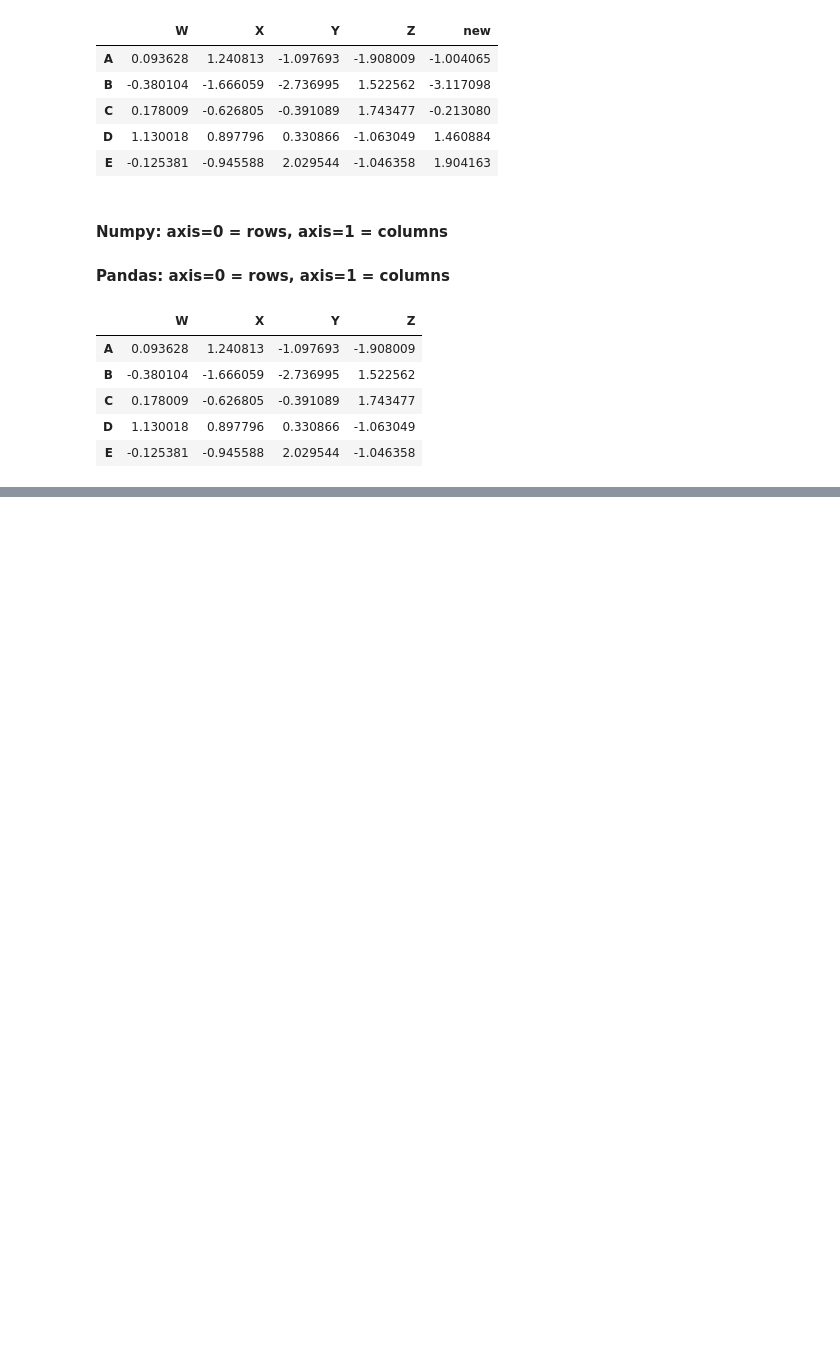
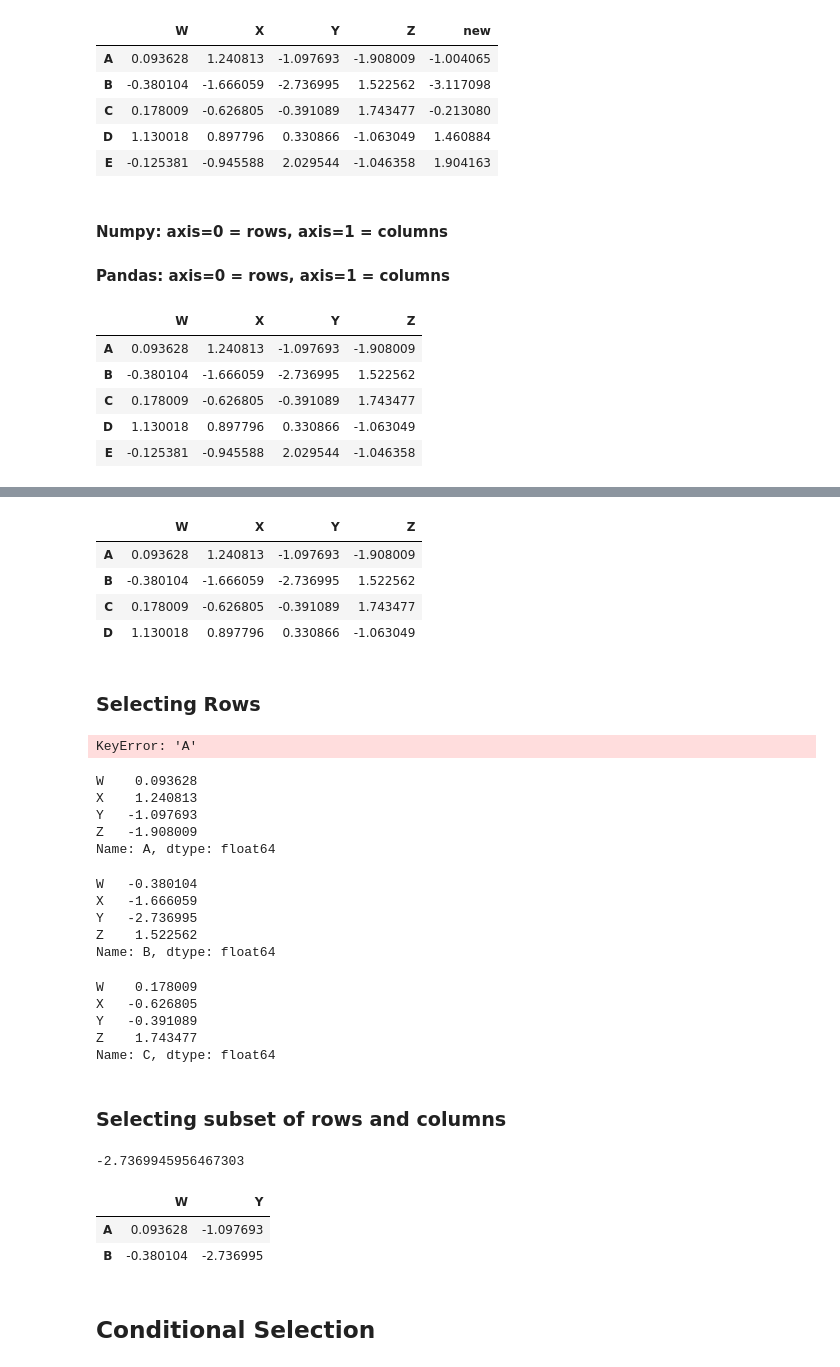
Before and after one commit to SiddheshDaphane/Data-Analysis-in-Python, a Jupyter notebook: 07_DataFrames.ipynb, the cells around one changed output, grey strips where cells are left out. Saved outputs shown, nothing was run; the diff lists cells and outputs as text; code cells hidden in the pictures; blank space fills up the shorter version.

```diff
--- a/07_DataFrames.ipynb
+++ b/07_DataFrames.ipynb
@@ -116,0 +138,55 @@ df.drop('new', axis=1)
+# %%
+df.drop('E', axis=0)
+# %% [output]
+|  | W | X | Y | Z |
+| A | 0.093628 | 1.240813 | -1.097693 | -1.908009 |
+| B | -0.380104 | -1.666059 | -2.736995 | 1.522562 |
+| C | 0.178009 | -0.626805 | -0.391089 | 1.743477 |
+| D | 1.130018 | 0.897796 | 0.330866 | -1.063049 |
+# %% [markdown]
+### Selecting Rows
+# %%
+df['A']
+
+# Cannot get row like column and that's why have to use 'loc'
+# %% [output]
+KeyError: 'A'
+# %%
+df.loc['A']
+# %% [output]
+W    0.093628
+X    1.240813
+Y   -1.097693
+Z   -1.908009
+Name: A, dtype: float64
+# %%
+df.loc['B']
+# %% [output]
+W   -0.380104
+X   -1.666059
+Y   -2.736995
+Z    1.522562
+Name: B, dtype: float64
+# %%
+df.iloc[2]
+# Same as df.loc['B']
+# %% [output]
+W    0.178009
+X   -0.626805
+Y   -0.391089
+Z    1.743477
+Name: C, dtype: float64
+# %% [markdown]
+### Selecting subset of rows and columns
+# %%
+df.loc['B','Y']
+# %% [output]
+-2.7369945956467303
+# %%
+df.loc[['A','B'],['W','Y']]
+# %% [output]
+|  | W | Y |
+| A | 0.093628 | -1.097693 |
+| B | -0.380104 | -2.736995 |
+# %% [markdown]
+## Conditional Selection
```
Also changed, not shown: parts of 11 cells of this notebook.
